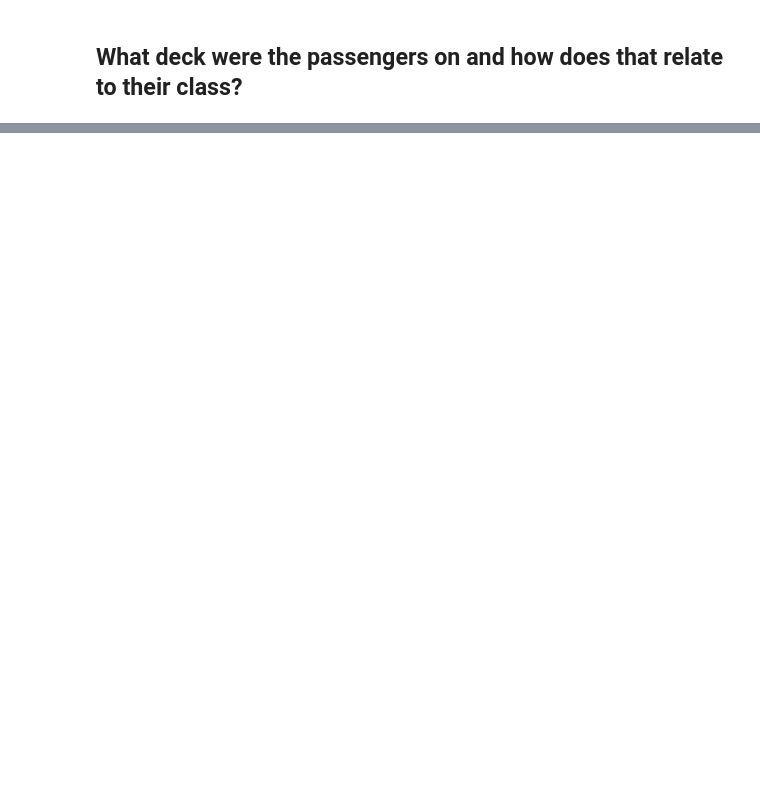
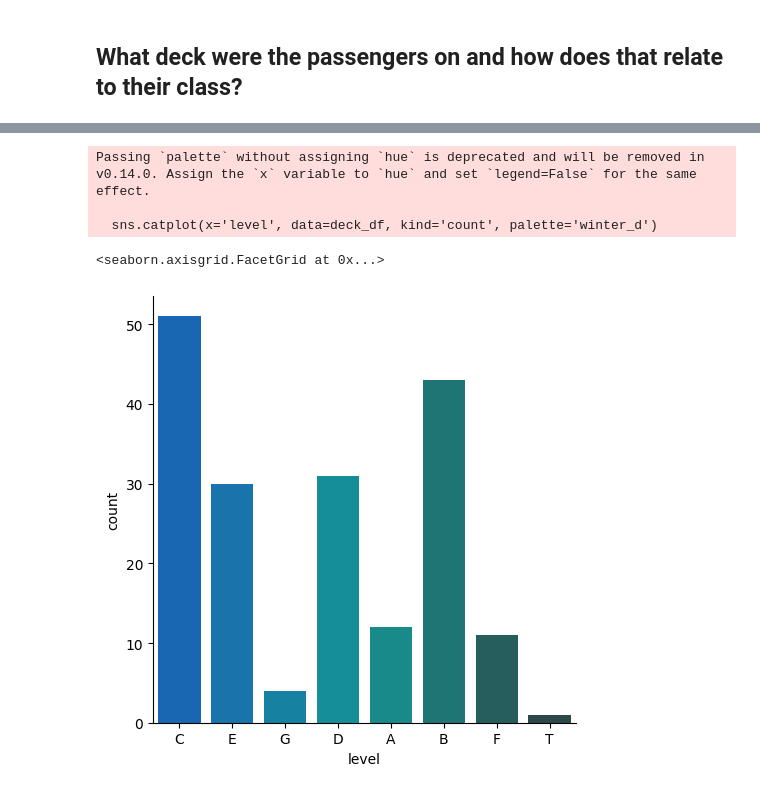
Before and after one commit to TerekliTahaBerk/data-science-portfolio, a Jupyter notebook: Titanic Dataset Exploratory Data Analysis/Titanic_Dataset_Exploratory_Data_Analysis.ipynb, the cells around one changed output, grey strips where cells are left out. Cells and saved outputs as stored; diff of their text form; code cells hidden in the pictures; blank space fills up the shorter version.

```diff
--- a/Titanic Dataset Exploratory Data Analysis/Titanic_Dataset_Exploratory_Data_Analysis.ipynb
+++ b/Titanic Dataset Exploratory Data Analysis/Titanic_Dataset_Exploratory_Data_Analysis.ipynb
@@ -170,2 +170,5 @@ This will become an error in seaborn v0.14.0; please update your code.
 # %% [markdown]
 ## What deck were the passengers on and how does that relate to their class?
+# %%
+#Because the cabin data was missing in a lot of cases, we can just drop it for now for this section.
+deck_df = titanic_df.dropna(axis=0)
@@ -171,0 +184,9 @@ This will become an error in seaborn v0.14.0; please update your code.
+# %%
+#Grabbing the deck from the cabin numbers
+def get_level(passenger):
+    cabin = passenger['Cabin']
+    return cabin[0]
+
+#  get_level[deck_df.iloc[1]]
+# %%
+deck_df['level']=deck_df.apply(get_level,axis=1)
@@ -171,0 +208,8 @@ This will become an error in seaborn v0.14.0; please update your code.
+# %%
+sns.catplot(x='level', data=deck_df, kind='count', palette='winter_d')
+# %% [output]
+Passing `palette` without assigning `hue` is deprecated and will be removed in v0.14.0. Assign the `x` variable to `hue` and set `legend=False` for the same effect.
+
+  sns.catplot(x='level', data=deck_df, kind='count', palette='winter_d')
+<seaborn.axisgrid.FacetGrid at 0x...>
+[figure, added]
```
Also changed, not shown: parts of 18 cells of this notebook.
